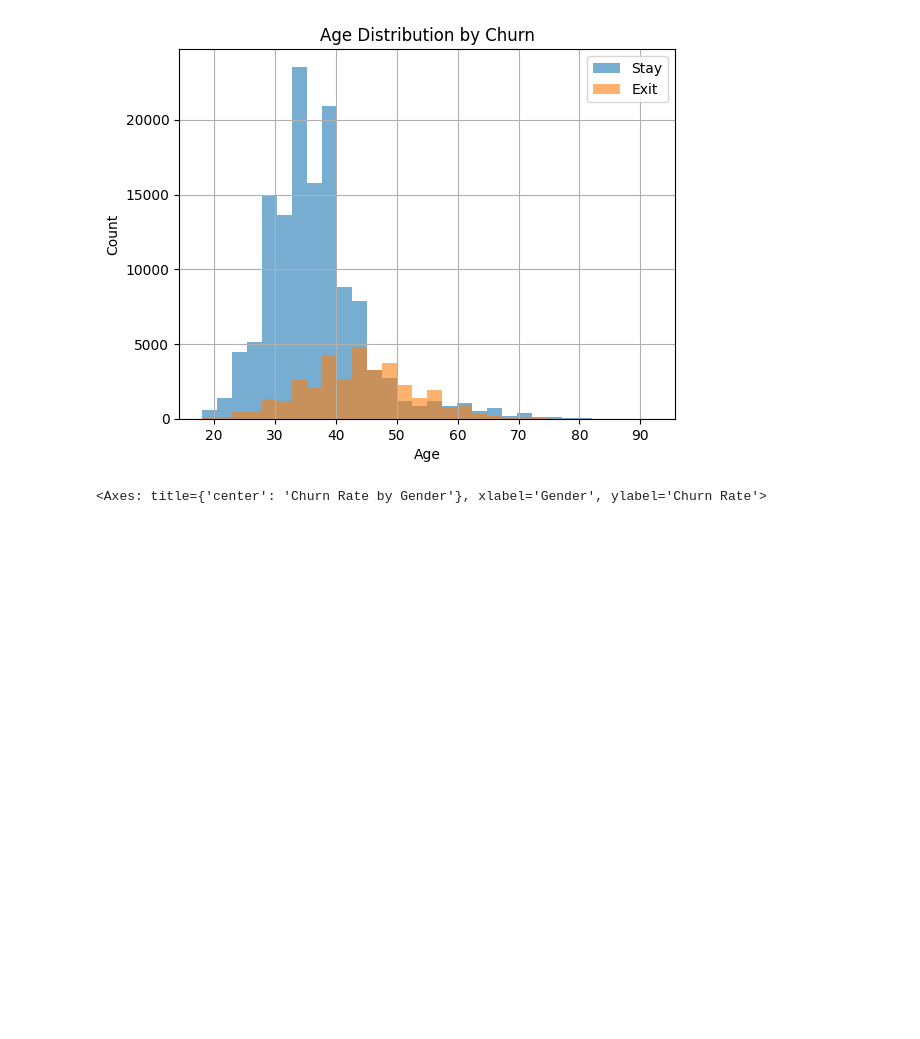
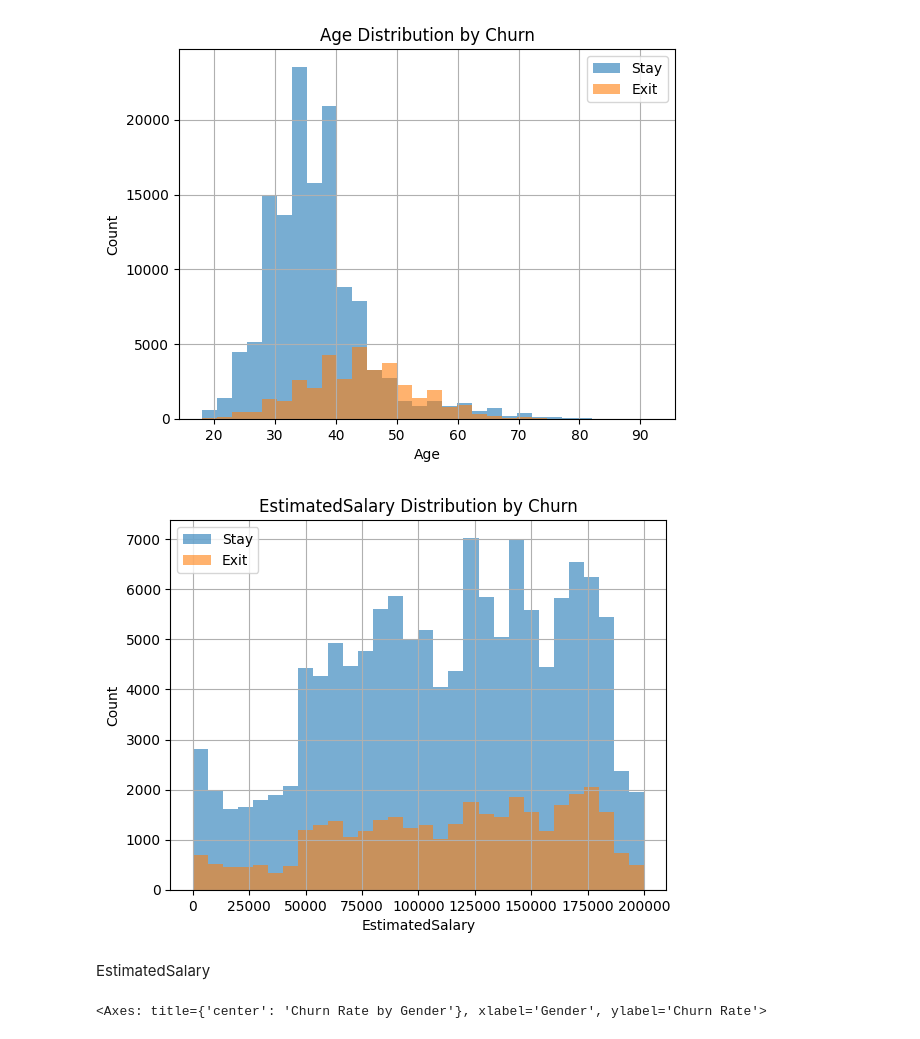
Before and after one commit to wangleboro/churn-prediction-gbdt, a Jupyter notebook: churn-prediction-gbdt.ipynb, the cells around one changed output. Drawn from its saved outputs; the diff is of its cells as text; code cells hidden in the pictures; blank space fills up the shorter version.

```diff
--- a/churn-prediction-gbdt.ipynb
+++ b/churn-prediction-gbdt.ipynb
@@ -121,6 +106,21 @@ plt.ylabel("Count")
 plt.show()
 # %% [output]
 [figure]
+# %%
+# EstimatedSalary
+
+plt.figure()
+train[train["Exited"] == 0]["EstimatedSalary"].hist(alpha=0.6, bins=30, label="Stay")
+train[train["Exited"] == 1]["EstimatedSalary"].hist(alpha=0.6, bins=30, label="Exit")
+plt.legend()
+plt.title("EstimatedSalary Distribution by Churn")
+plt.xlabel("EstimatedSalary")
+plt.ylabel("Count")
+plt.show()
+# %% [output]
+[figure, added]
+# %% [markdown]
+EstimatedSalary
 # %%
 # Gender: Male shows a lower curn rate
 train.groupby("Gender")["Exited"].mean().plot(
```
Also changed, not shown: parts of 29 cells of this notebook.
